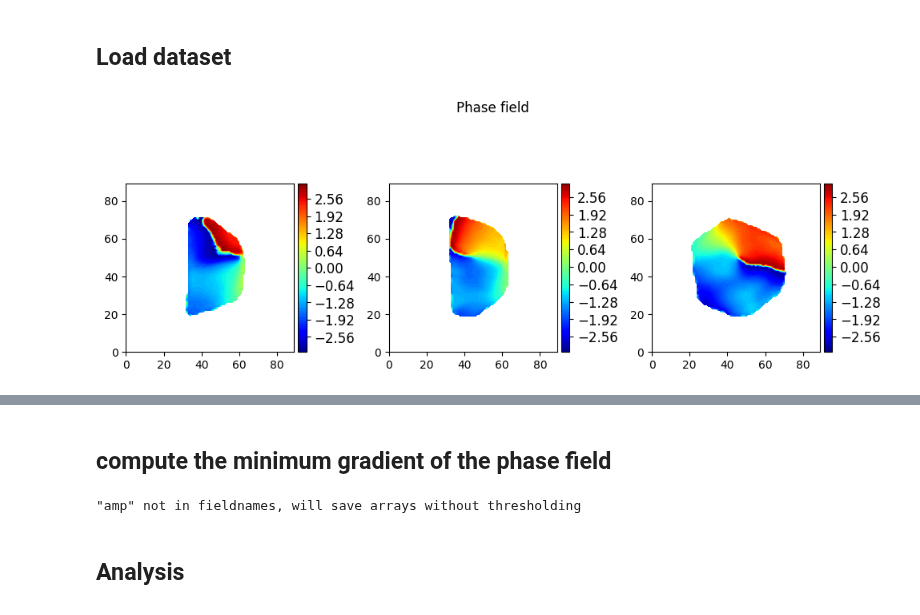
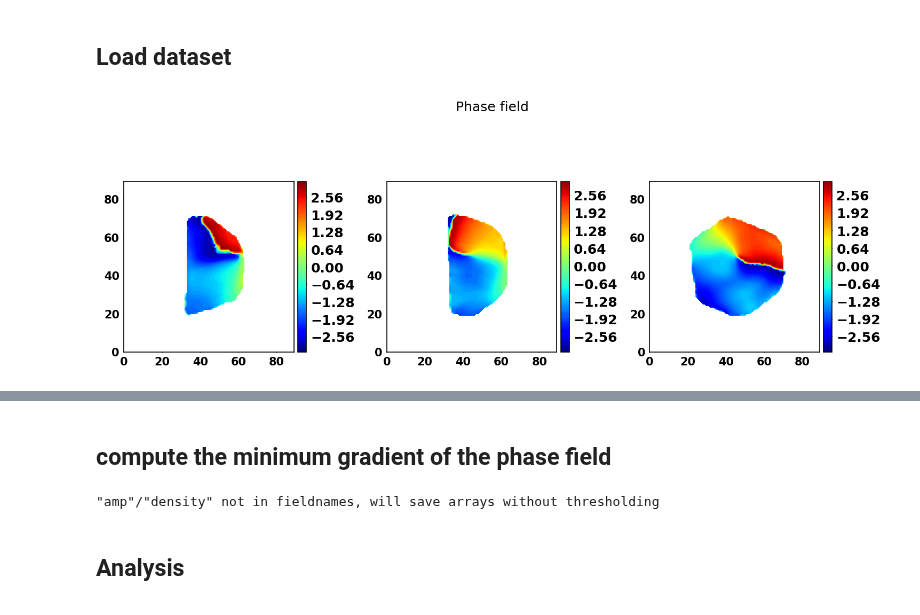
Before and after one commit to Abd-zak/cdiutils, a Jupyter notebook: src/cdiutils/templates/dislocation_identification.ipynb, the cells around one changed output, grey strips where cells are left out. Drawn from its saved outputs; the diff is of its cells as text; code cells hidden in the pictures.

```diff
--- a/src/cdiutils/templates/dislocation_identification.ipynb
+++ b/src/cdiutils/templates/dislocation_identification.ipynb
@@ -49,22 +50,30 @@ from cdiutils.analysis import dislo
 # path_to_data = "path/to/your/dataset.npy"
 path_to_data = "C:\\Users\\aboud\\data\\S457_amp-phase_bulk.npz"
 data = np.load(path_to_data)
-density = data['amp']
-phase = - data['phase'] # the minus since this is the raw phase of pynx reconstruction
-voxel_size = [float(i) for i in data['voxel_size']] # in nm
+density = data["amp"]
+phase = -data[
+    "phase"
+]  # the minus since this is the raw phase of pynx reconstruction
+voxel_size = [float(i) for i in data["voxel_size"]]  # in nm
 
-new_mask=(nan_to_zero(density)/np.nanmax(density)>0.05)
-new_mask=fill_up_support(fill_up_support(new_mask))
-density*=new_mask
-phase*=new_mask
-obj = density * np.exp(1j* phase)
+new_mask = nan_to_zero(density) / np.nanmax(density) > 0.05
+new_mask = fill_up_support(fill_up_support(new_mask))
+density *= new_mask
+phase *= new_mask
+obj = density * np.exp(1j * phase)
 # %%
-figure, axes=cdiutils.plot.plot_volume_slices(zero_to_nan(phase),plot_type='contourf',
-                                title="Phase field", figsize=(10,4),label_size=12,
-                                cmap='jet',
-                                vmin=-np.pi, vmax=np.pi);
+figure, axes = cdiutils.plot.plot_volume_slices(
+    zero_to_nan(phase),
+    plot_type="contourf",
+    title="Phase field",
+    figsize=(10, 4),
+    label_size=12,
+    cmap="jet",
+    vmin=-np.pi,
+    vmax=np.pi,
+)
 # figure.savefig("original_phase.png")
 # %% [output]
-[figure, old version]
+[figure, new version]
 # %%
 from cdiutils.interactive import Plotter
@@ -83,19 +93,20 @@ ThreeDViewer(children=(FigureWidget({
 # %% [markdown]
 ## compute the minimum gradient of the phase field
 # %%
-support_strain,strain_min = dislo.map_min_gradient(obj=obj,
-                                             voxel_size=voxel_size,
-                                             save_filename_vti="dislo_fig/ortho_gradient_map.vti",
-                                             plot_debug=False,
-                                             path_to_save='',
-                                             save_plot=False
-                                             )
+support_strain, strain_min = dislo.map_min_gradient(
+    obj=obj,
+    voxel_size=voxel_size,
+    save_filename_vti="dislo_fig/ortho_gradient_map.vti",
+    plot_debug=False,
+    path_to_save="",
+    save_plot=False,
+)
 
 # apply a threshoold
 stain_threshold = 0.35
-strain_min[strain_min<0.3]=0
+strain_min[strain_min < 0.3] = 0
 # %% [output]
-"amp" not in fieldnames, will save arrays without thresholding
+"amp"/"density" not in fieldnames, will save arrays without thresholding
 # %% [markdown]
 ## Analysis
 ![image.png](attachment:image.png)
```
Also changed, not shown: parts of 22 cells of this notebook, 4 other files.
